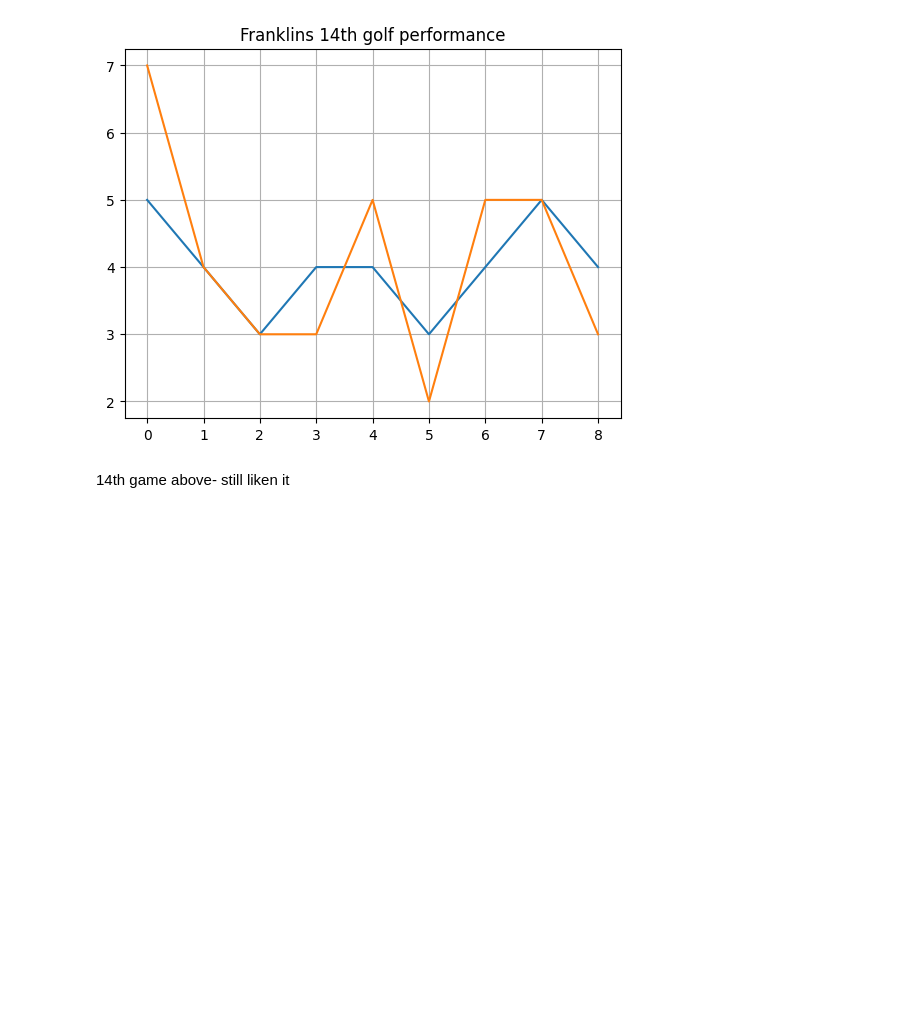
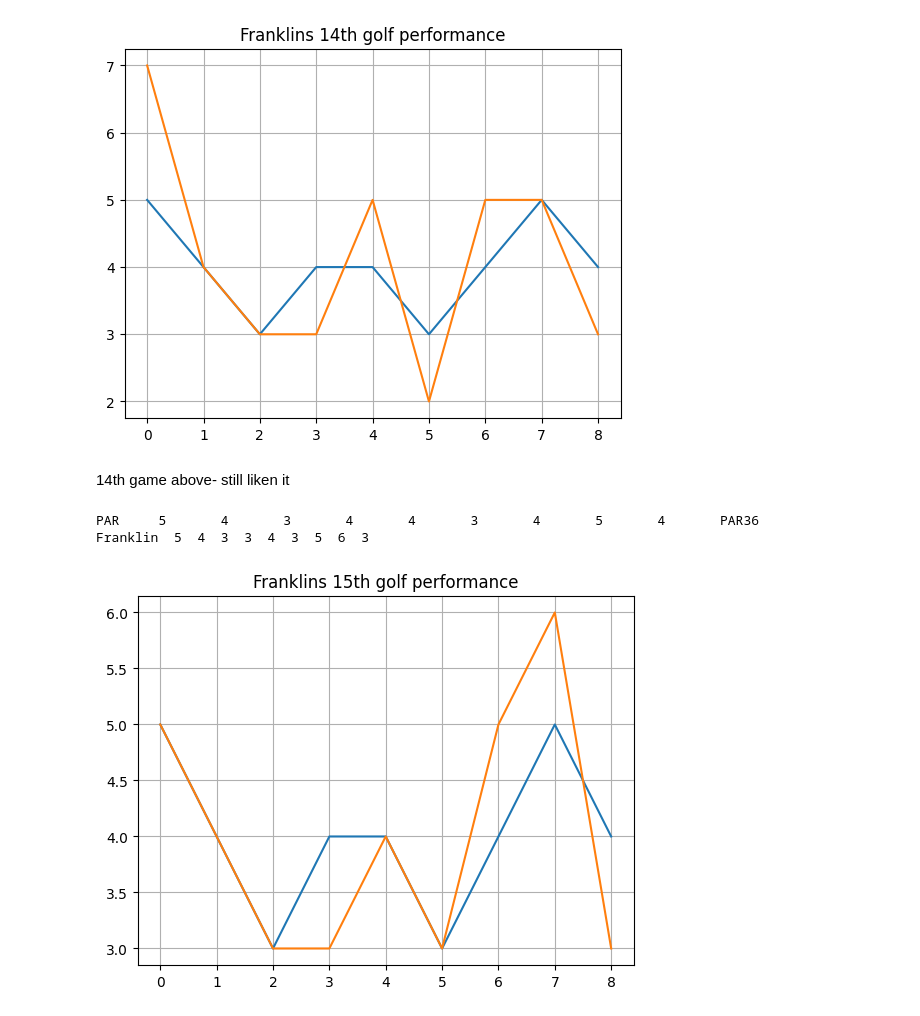
Before and after one commit to Tashaun33/On-par-for-a-game-, a Jupyter notebook: Frankilin- 1g.ipynb, the cells around one changed output. Cells and saved outputs as stored; diff of their text form; code cells hidden in the pictures; blank space fills up the shorter version.

```diff
--- a/Frankilin- 1g.ipynb
+++ b/Frankilin- 1g.ipynb
@@ -727,3 +727,32 @@ Franklin  7  4  3  3  5  2  5  5  3
 [figure]
 # %% [markdown]
 14th game above- still liken it
+# %%
+import numpy as np
+import pandas as pd
+import matplotlib.pyplot as plt
+
+
+data44=('hole	1st	2nd	3rd	4th	5th	6th	7th	8th	9th	score')
+data45=('PAR	5	4	3	4	4	3	4	5	4	PAR36')
+data46=('Franklin  5  4  3  3  4  3  5  6  3 ')
+
+x=data45
+y=data46
+
+df30 =[5,4,3,4,4,3,4,5,4]
+df31=[5,4,3,3,4,3,5,6,3]
+
+print(x)
+print(y)
+
+
+plt.title('Franklins 15th golf performance')
+plt.grid(True)
+plt.plot(df30)
+plt.plot(df31)
+plt.show(df30, df31)
+# %% [output]
+PAR     5       4       3       4       4       3       4       5       4       PAR36
+Franklin  5  4  3  3  4  3  5  6  3
+[figure, added]
```
Also changed, not shown: parts of 13 cells of this notebook.
